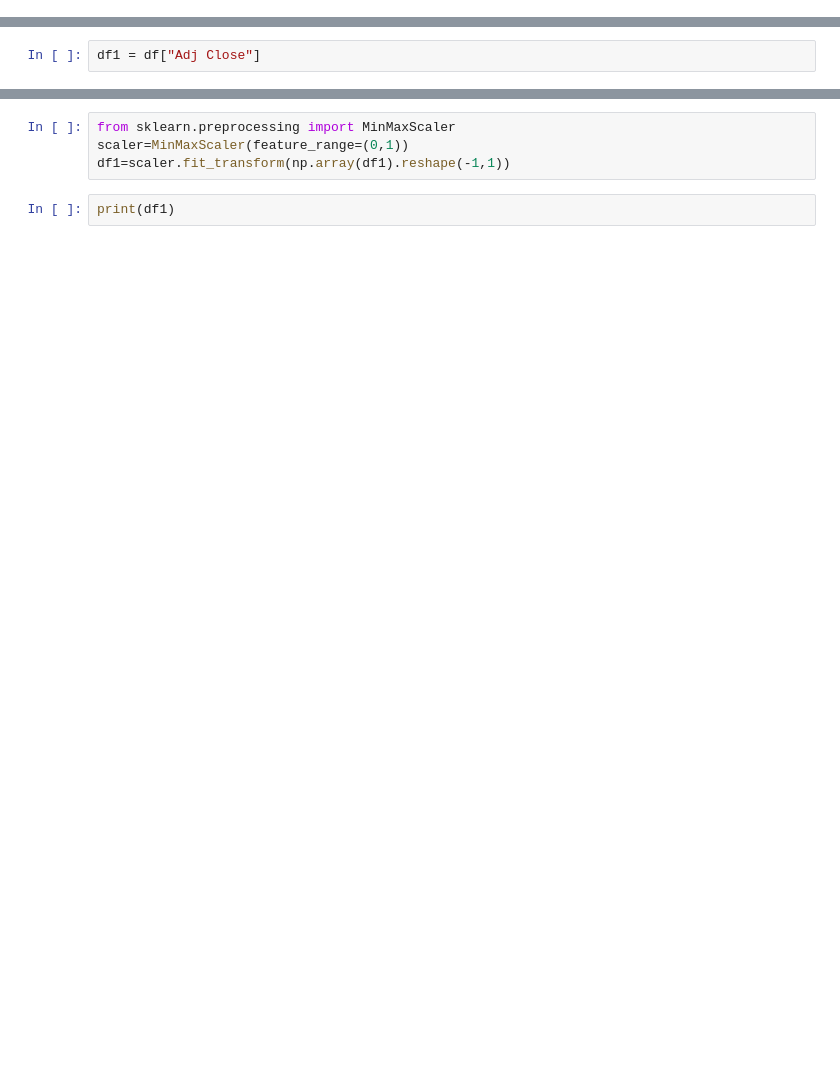
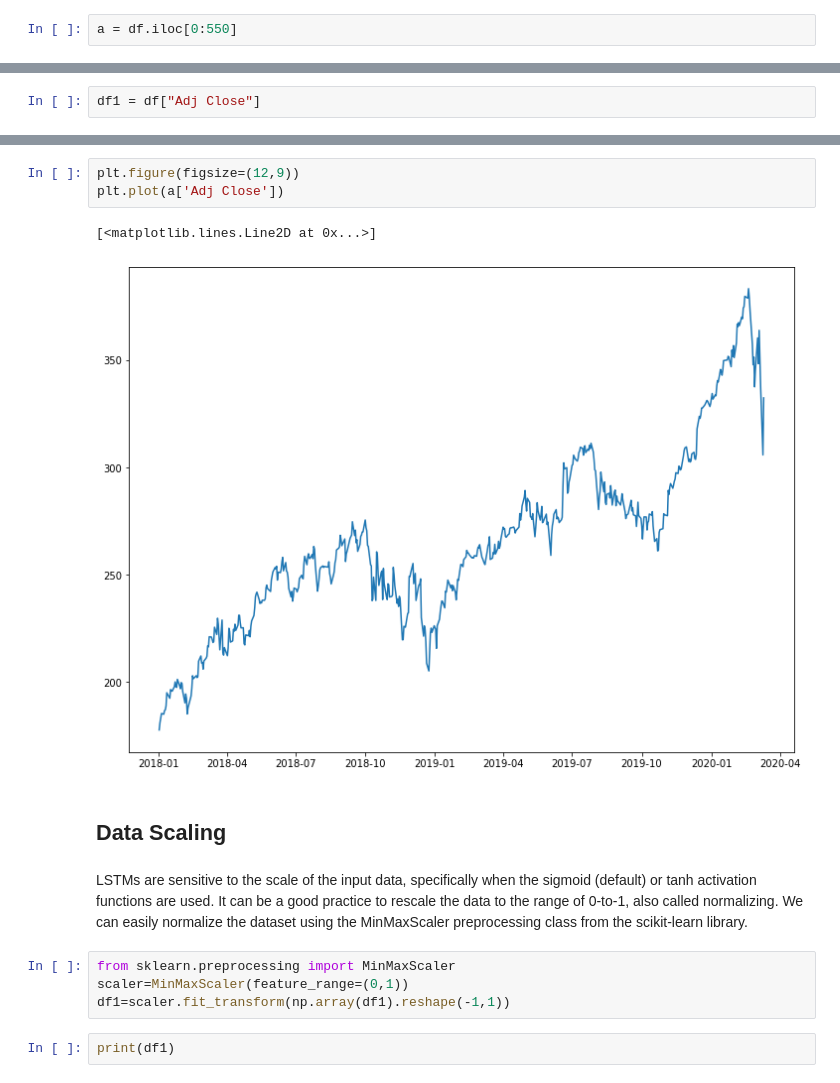
Before and after one commit to adharangaonkar/Machine-Learning-in-Finance, a Jupyter notebook: Adobe Stocks Project/Stacked LSTM.ipynb, the cells around one changed output, grey strips where cells are left out. Drawn from its saved outputs; the diff is of its cells as text; blank space fills up the shorter version.

Commit message:
Stacked LSTMs Markdowns

```diff
--- a/Adobe Stocks Project/Stacked LSTM.ipynb
+++ b/Adobe Stocks Project/Stacked LSTM.ipynb
@@ -38,0 +43,2 @@ df
+# %%
+a = df.iloc[0:550]
@@ -50,3 +74,13 @@ plt.plot(df1)
+# %%
+plt.figure(figsize=(12,9))
+plt.plot(a['Adj Close'])
+# %% [output]
+[<matplotlib.lines.Line2D at 0x...>]
+[figure, added]
+# %% [markdown]
+## Data Scaling
+# %% [markdown]
+LSTMs are sensitive to the scale of the input data, specifically when the sigmoid (default) or tanh activation functions are used. It can be a good practice to rescale the data to the range of 0-to-1, also called normalizing. We can easily normalize the dataset using the MinMaxScaler preprocessing class from the scikit-learn library.
 # %%
 from sklearn.preprocessing import MinMaxScaler
 scaler=MinMaxScaler(feature_range=(0,1))
```
Also changed, not shown: parts of 38 cells of this notebook.
